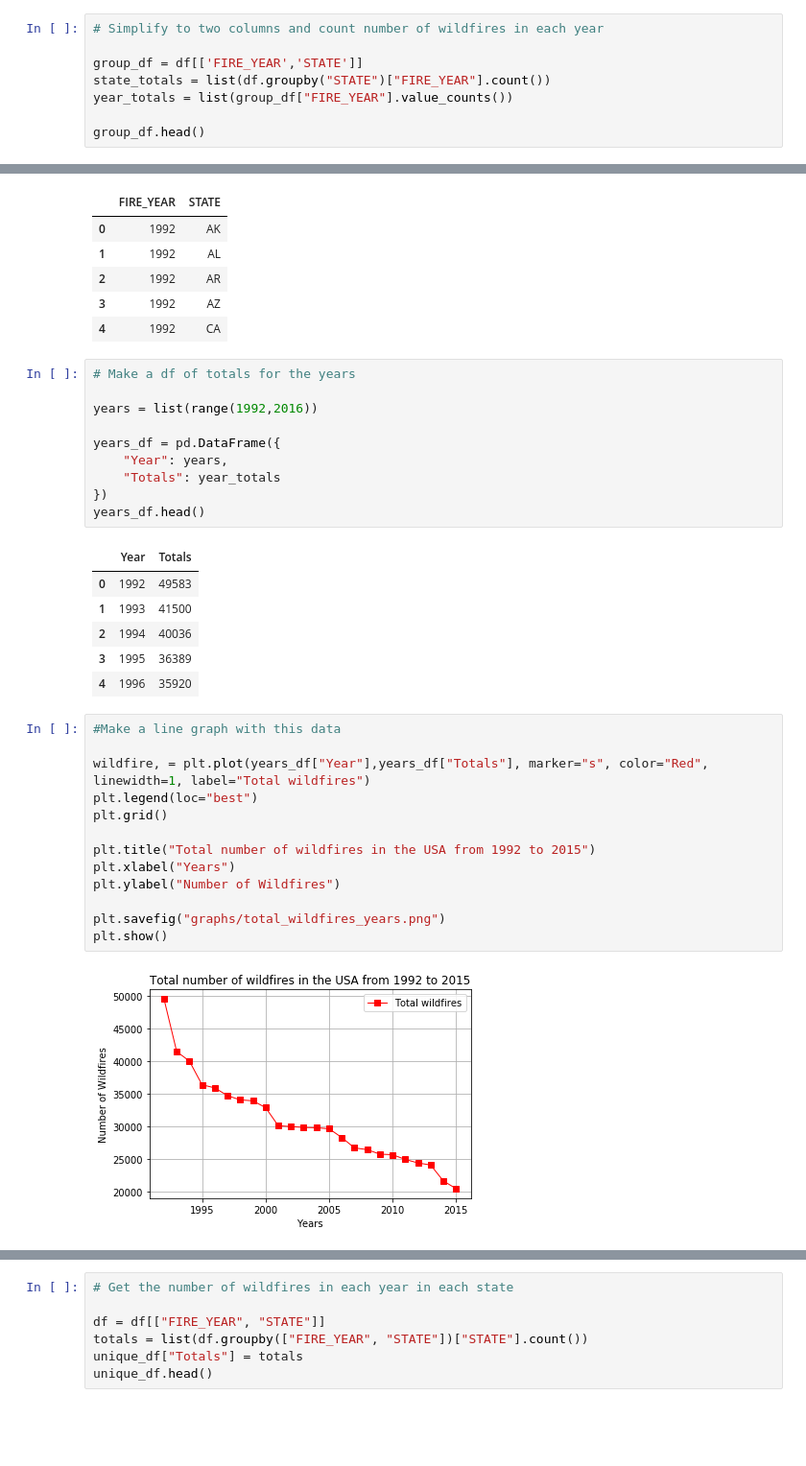
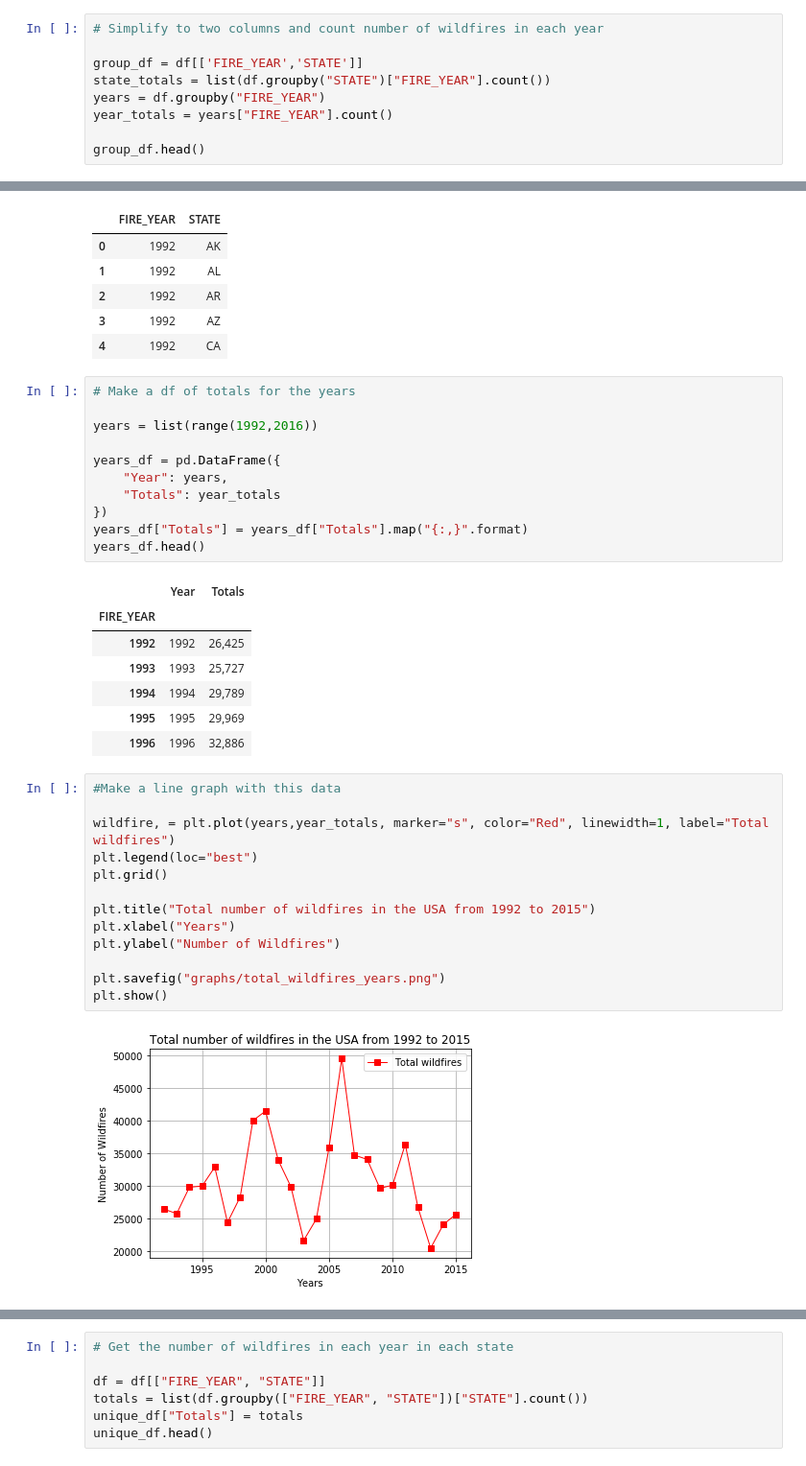
Before and after one commit to aliaheed/project-one, a Jupyter notebook: Notebooks/test_data.ipynb, the cells around one changed output, grey strips where cells are left out. Shown at 96% size. Saved outputs shown, nothing was run; the diff lists cells and outputs as text; blank space fills up the shorter version.

```diff
--- a/Notebooks/test_data.ipynb
+++ b/Notebooks/test_data.ipynb
@@ -66,7 +66,8 @@ df.head()
 
 group_df = df[['FIRE_YEAR','STATE']]
 state_totals = list(df.groupby("STATE")["FIRE_YEAR"].count())
-year_totals = list(group_df["FIRE_YEAR"].value_counts())
+years = df.groupby("FIRE_YEAR")
+year_totals = years["FIRE_YEAR"].count()
 
 group_df.head()
 # %% [output]
@@ -99,26 +100,28 @@ years_df = pd.DataFrame({
     "Year": years,
     "Totals": year_totals
 })
+years_df["Totals"] = years_df["Totals"].map("{:,}".format)
 years_df.head()
 # %% [output]
 |  | Year | Totals |
-| 0 | 1992 | 49583 |
-| 1 | 1993 | 41500 |
-| 2 | 1994 | 40036 |
-| 3 | 1995 | 36389 |
-| 4 | 1996 | 35920 |
+| FIRE_YEAR |  |  |
+| 1992 | 1992 | 26,425 |
+| 1993 | 1993 | 25,727 |
+| 1994 | 1994 | 29,789 |
+| 1995 | 1995 | 29,969 |
+| 1996 | 1996 | 32,886 |
 # %%
 #Make a line graph with this data
 
-wildfire, = plt.plot(years_df["Year"],years_df["Totals"], marker="s", color="Red", linewidth=1, label="Total wildfires")
+wildfire, = plt.plot(years,year_totals, marker="s", color="Red", linewidth=1, label="Total wildfires")
 plt.legend(loc="best")
 plt.grid()
 
 plt.title("Total number of wildfires in the USA from 1992 to 2015")
 plt.xlabel("Years")
 plt.ylabel("Number of Wildfires")
 
 plt.savefig("graphs/total_wildfires_years.png")
 plt.show()
 # %% [output]
-[figure, old version]
+[figure, new version]
```
Also changed, not shown: parts of 6 cells of this notebook, 4 other files.
